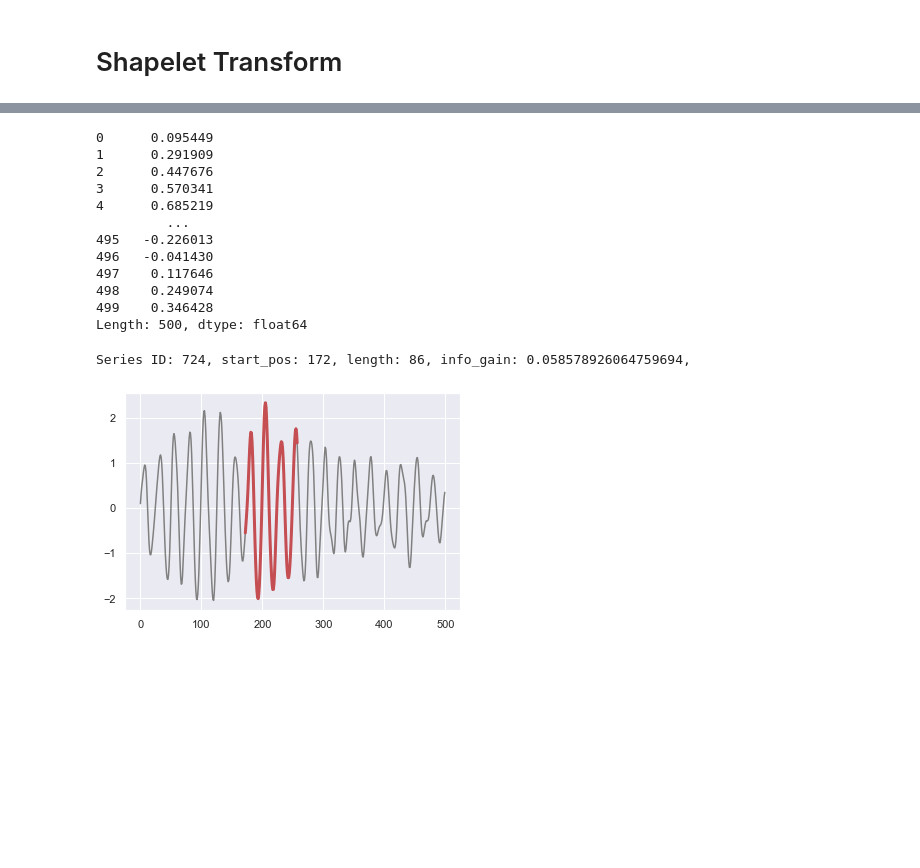
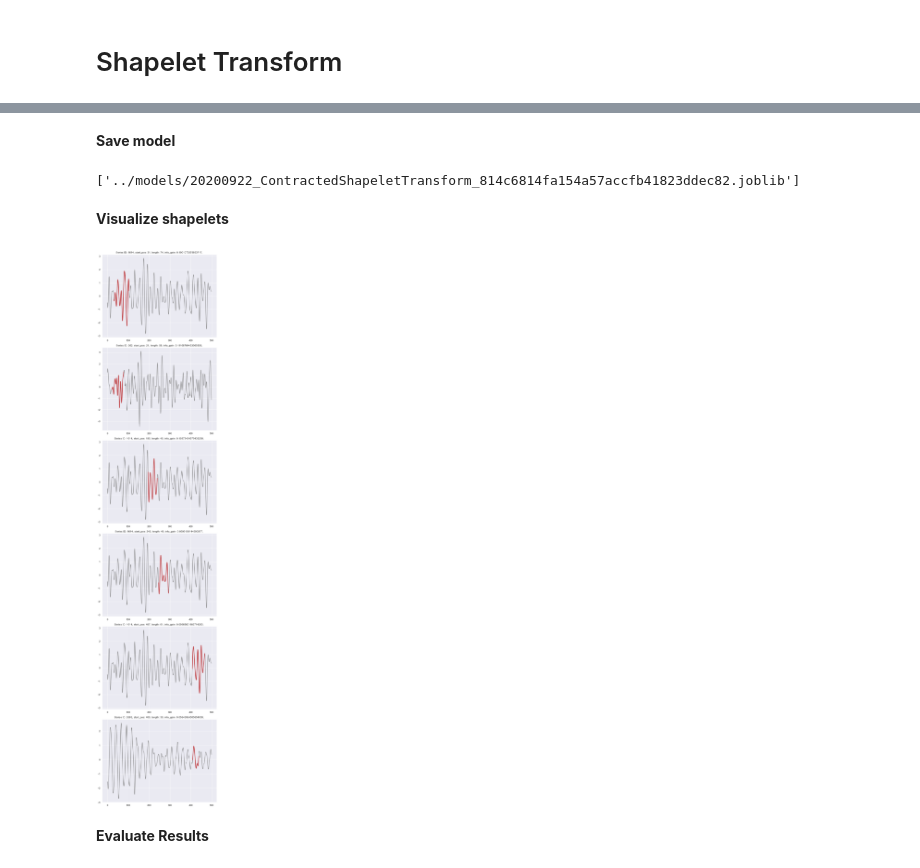
Before and after one commit to seoruosa/ml-study-group, a Jupyter notebook: notebooks/2020-08-29-aac-forda-ts-classification-approaches.ipynb, the cells around one changed output, grey strips where cells are left out. Cells and saved outputs as stored; diff of their text form; code cells hidden in the pictures; blank space fills up the shorter version.

Commit message:
Finish ShapeletTransform modelling

```diff
--- a/notebooks/2020-08-29-aac-forda-ts-classification-approaches.ipynb
+++ b/notebooks/2020-08-29-aac-forda-ts-classification-approaches.ipynb
@@ -1182,21 +1197,33 @@ test_y_arr = np.asarray([*map(str, test_y.values)])
+# %%
+data_X = detabularize(data.drop('class', axis=1))
+data_y = data['class'].map(str).values
+# %%
+train_X, test_X, train_y, test_y = (
+    train_test_split(data_X, data_y, stratify=data_y,
+                     shuffle=True, random_state=SEED)
+)
 # %%
 # How long (in minutes) to extract shapelets for.
 # This is a simple lower-bound initially; once time is up, no further shapelets will be assessed
-time_contract_in_mins = 2
+time_contract_in_mins = 60
 
 # The initial number of shapelet candidates to assess per training series. If all series are visited
 # and time remains on the contract then another pass of the data will occur
 TS_LEN = 500
-initial_num_shapelets_per_case = 5
+initial_num_shapelets_per_case = 10
+
+# reduce candidate shapelets search space
+min_shapelet_length = 30
+max_shapelet_length = 100
 
 # Whether or not to print on-going information about shapelet extraction. Useful for demo/debugging
 verbose = 2
 
 st = ContractedShapeletTransform(
-    min_shapelet_length=50,
-    max_shapelet_length=100,
+    min_shapelet_length=min_shapelet_length,
+    max_shapelet_length=max_shapelet_length,
     time_contract_in_mins=time_contract_in_mins,
     num_candidates_to_sample_per_case=initial_num_shapelets_per_case,
     verbose=verbose)
-st.fit(train_X, train_y_arr)
+st.fit(train_X, train_y)
 # %% [output]
@@ -1214,38 +1251,33 @@ len(st.shapelets)
-# %%
-s = st.shapelets[0].series_id
-# %%
-train_X.iloc[s, 0]
-# %% [output]
-0      0.095449
-1      0.291909
-2      0.447676
-3      0.570341
-4      0.685219
-         ...
-495   -0.226013
-496   -0.041430
-497    0.117646
-498    0.249074
-499    0.346428
-Length: 500, dtype: float64
+# %% [markdown]
+**Save model**
+# %%
+joblib.dump(st, os.path.join('../models', f"{fname(st)}.joblib"))
+# %% [output]
+['../models/20200922_ContractedShapeletTransform_814c6814fa154a57accfb41823ddec82.joblib']
+# %% [markdown]
+**Visualize shapelets**
 # %%
 # for each extracted shapelet (in descending order of quality/information gain)
-for s in st.shapelets:
-
-    # summary info about the shapelet
-    print(s)
+f, axs = plt.subplots(figsize=(8, 6*len(st.shapelets)), nrows=len(st.shapelets))
+for i, s in enumerate(st.shapelets):
 
     # plot the series that the shapelet was extracted from
-    plt.plot(train_X.iloc[s.series_id, 0], 'gray')
+    axs[i].plot(train_X.iloc[s.series_id, 0], 'gray')
 
     # overlay the shapelet onto the full series
-    plt.plot(
+    axs[i].plot(
         list(range(s.start_pos,(s.start_pos+s.length))),
         train_X.iloc[s.series_id,0][s.start_pos:s.start_pos+s.length],
         'r',
         linewidth=3.0
     )
-    plt.show()
+
+    # name plot
+    axs[i].set_title(f"{s}")
+
+plt.tight_layout()
+plt.show()
 # %% [output]
-Series ID: 724, start_pos: 172, length: 86, info_gain: 0.058578926064759694,
-[figure, old version]
+[figure, new version]
+# %% [markdown]
+**Evaluate Results**
```
Also changed, not shown: parts of 17 cells of this notebook.
